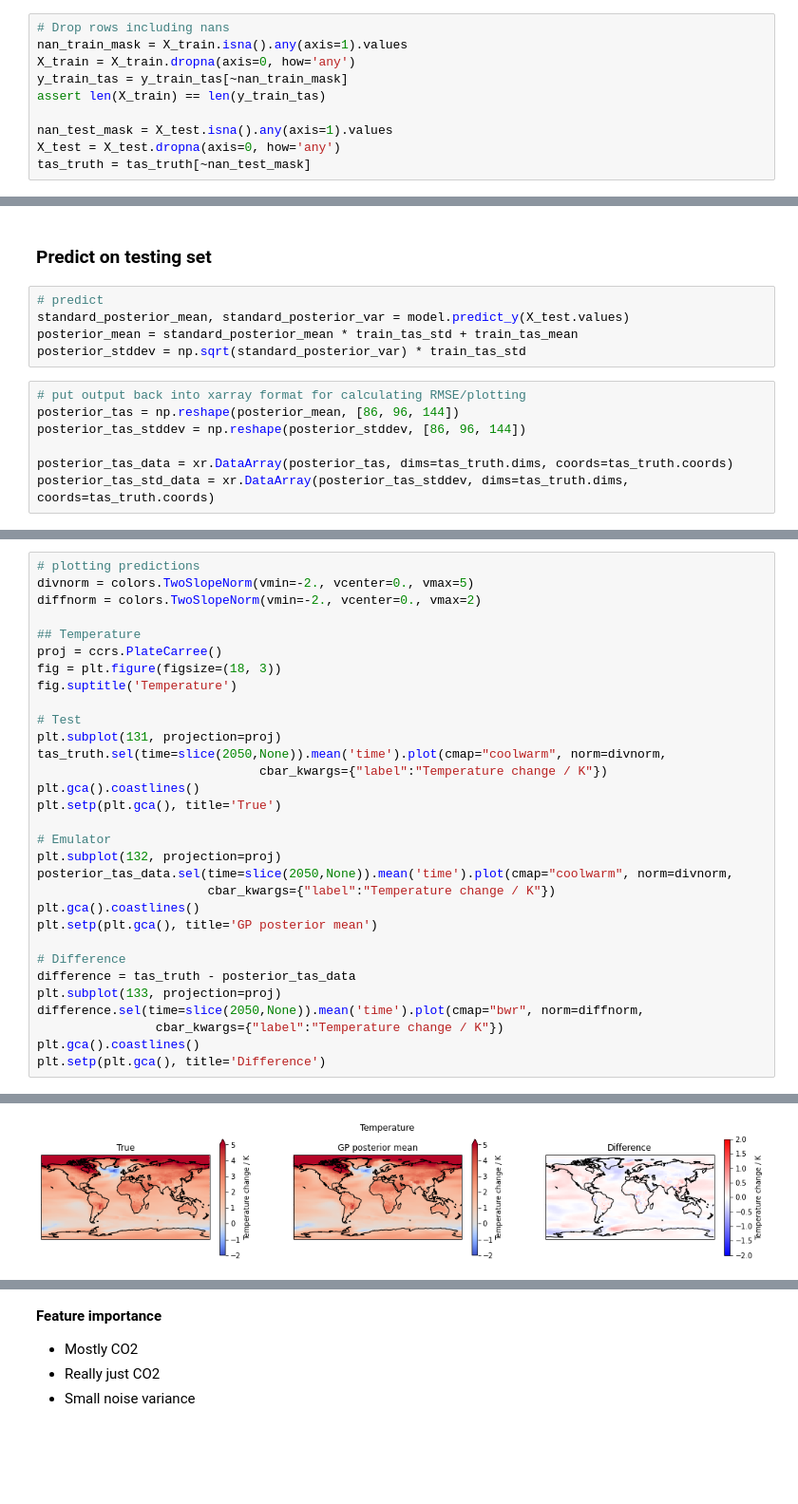
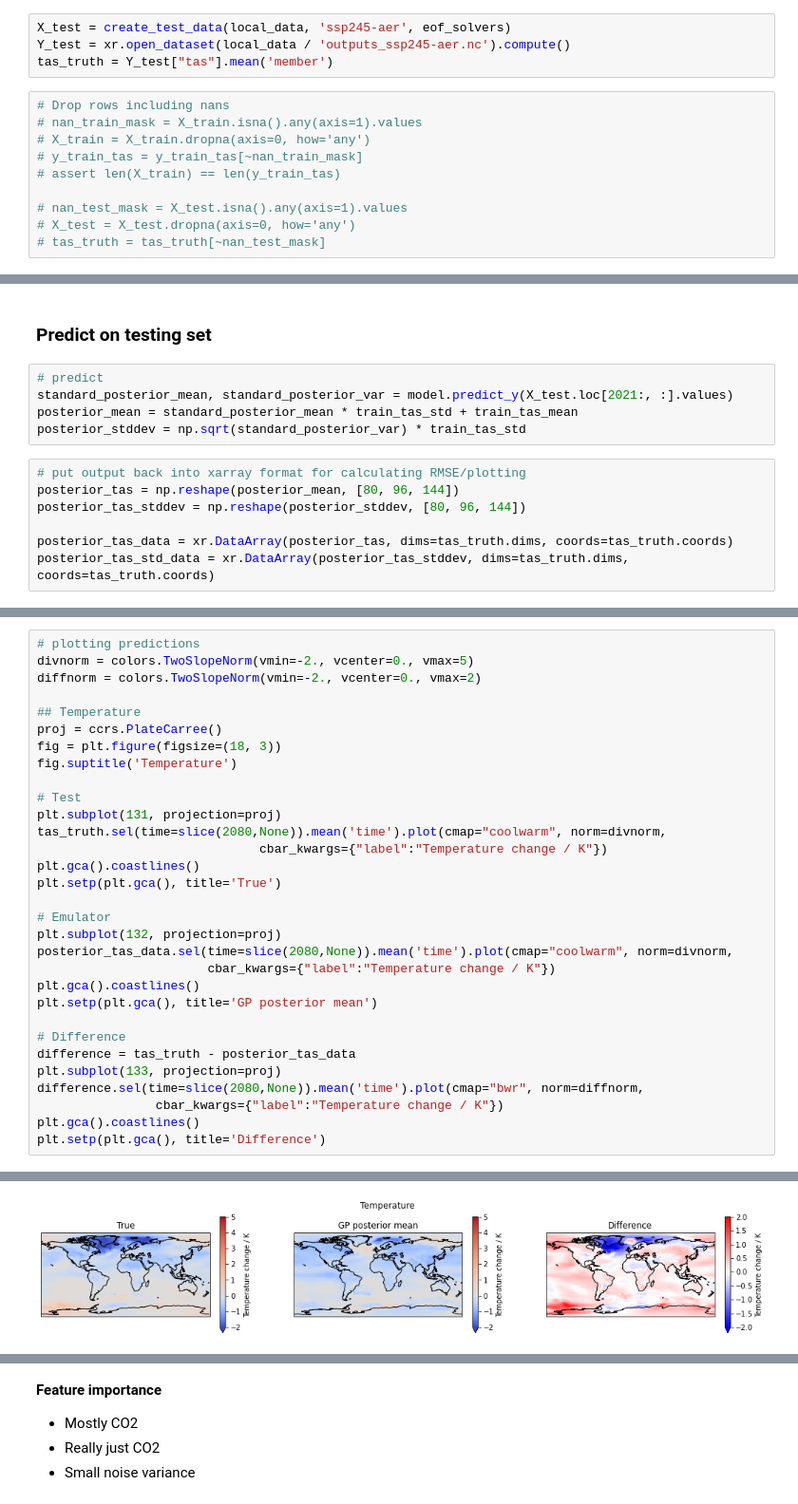
Before and after one commit to duncanwp/ClimateBench, a Jupyter notebook: baseline_models/ClimateBenchGP_tas.ipynb, the cells around one changed output, grey strips where cells are left out. Shown at 95% size. Cells and saved outputs as stored; diff of their text form; blank space fills up the shorter version.

Commit message:
WIP: Creating a unified script interface for the baseline models

```diff
--- a/baseline_models/ClimateBenchGP_tas.ipynb
+++ b/baseline_models/ClimateBenchGP_tas.ipynb
@@ -33,13 +29,17 @@ tas_truth = Y_test["tas"].mean('member')
+# %%
+X_test = create_test_data(local_data, 'ssp245-aer', eof_solvers)
+Y_test = xr.open_dataset(local_data / 'outputs_ssp245-aer.nc').compute()
+tas_truth = Y_test["tas"].mean('member')
 # %%
 # Drop rows including nans
-nan_train_mask = X_train.isna().any(axis=1).values
-X_train = X_train.dropna(axis=0, how='any')
-y_train_tas = y_train_tas[~nan_train_mask]
-assert len(X_train) == len(y_train_tas)
+# nan_train_mask = X_train.isna().any(axis=1).values
+# X_train = X_train.dropna(axis=0, how='any')
+# y_train_tas = y_train_tas[~nan_train_mask]
+# assert len(X_train) == len(y_train_tas)
 
-nan_test_mask = X_test.isna().any(axis=1).values
-X_test = X_test.dropna(axis=0, how='any')
-tas_truth = tas_truth[~nan_test_mask]
+# nan_test_mask = X_test.isna().any(axis=1).values
+# X_test = X_test.dropna(axis=0, how='any')
+# tas_truth = tas_truth[~nan_test_mask]
 # %%
 # Standardize predictor fields requiring standardization (non-EOFs)
 train_CO2_mean, train_CO2_std = X_train['CO2'].mean(), X_train['CO2'].std()
@@ -103,13 +158,13 @@ opt.minimize(model.training_loss,
 ### Predict on testing set
 # %%
 # predict
-standard_posterior_mean, standard_posterior_var = model.predict_y(X_test.values)
+standard_posterior_mean, standard_posterior_var = model.predict_y(X_test.loc[2021:, :].values)
 posterior_mean = standard_posterior_mean * train_tas_std + train_tas_mean
 posterior_stddev = np.sqrt(standard_posterior_var) * train_tas_std
 # %%
 # put output back into xarray format for calculating RMSE/plotting
-posterior_tas = np.reshape(posterior_mean, [86, 96, 144])
-posterior_tas_stddev = np.reshape(posterior_stddev, [86, 96, 144])
+posterior_tas = np.reshape(posterior_mean, [80, 96, 144])
+posterior_tas_stddev = np.reshape(posterior_stddev, [80, 96, 144])
 
 posterior_tas_data = xr.DataArray(posterior_tas, dims=tas_truth.dims, coords=tas_truth.coords)
 posterior_tas_std_data = xr.DataArray(posterior_tas_stddev, dims=tas_truth.dims, coords=tas_truth.coords)
@@ -133,34 +188,34 @@ RMSE average last 20y: 0.23641647865245521
 # %%
 # plotting predictions
 divnorm = colors.TwoSlopeNorm(vmin=-2., vcenter=0., vmax=5)
 diffnorm = colors.TwoSlopeNorm(vmin=-2., vcenter=0., vmax=2)
 
 ## Temperature
 proj = ccrs.PlateCarree()
 fig = plt.figure(figsize=(18, 3))
 fig.suptitle('Temperature')
 
 # Test
 plt.subplot(131, projection=proj)
-tas_truth.sel(time=slice(2050,None)).mean('time').plot(cmap="coolwarm", norm=divnorm,
+tas_truth.sel(time=slice(2080,None)).mean('time').plot(cmap="coolwarm", norm=divnorm,
                               cbar_kwargs={"label":"Temperature change / K"})
 plt.gca().coastlines()
 plt.setp(plt.gca(), title='True')
 
 # Emulator
 plt.subplot(132, projection=proj)
-posterior_tas_data.sel(time=slice(2050,None)).mean('time').plot(cmap="coolwarm", norm=divnorm,
+posterior_tas_data.sel(time=slice(2080,None)).mean('time').plot(cmap="coolwarm", norm=divnorm,
                        cbar_kwargs={"label":"Temperature change / K"})
 plt.gca().coastlines()
 plt.setp(plt.gca(), title='GP posterior mean')
 
 # Difference
 difference = tas_truth - posterior_tas_data
 plt.subplot(133, projection=proj)
-difference.sel(time=slice(2050,None)).mean('time').plot(cmap="bwr", norm=diffnorm,
+difference.sel(time=slice(2080,None)).mean('time').plot(cmap="bwr", norm=diffnorm,
                 cbar_kwargs={"label":"Temperature change / K"})
 plt.gca().coastlines()
 plt.setp(plt.gca(), title='Difference')
 # %% [output]
 [Text(0.5, 1.0, 'Difference')]
-[figure, old version]
+[figure, new version]
```
Also changed, not shown: parts of 10 cells of this notebook, 13 other files.
